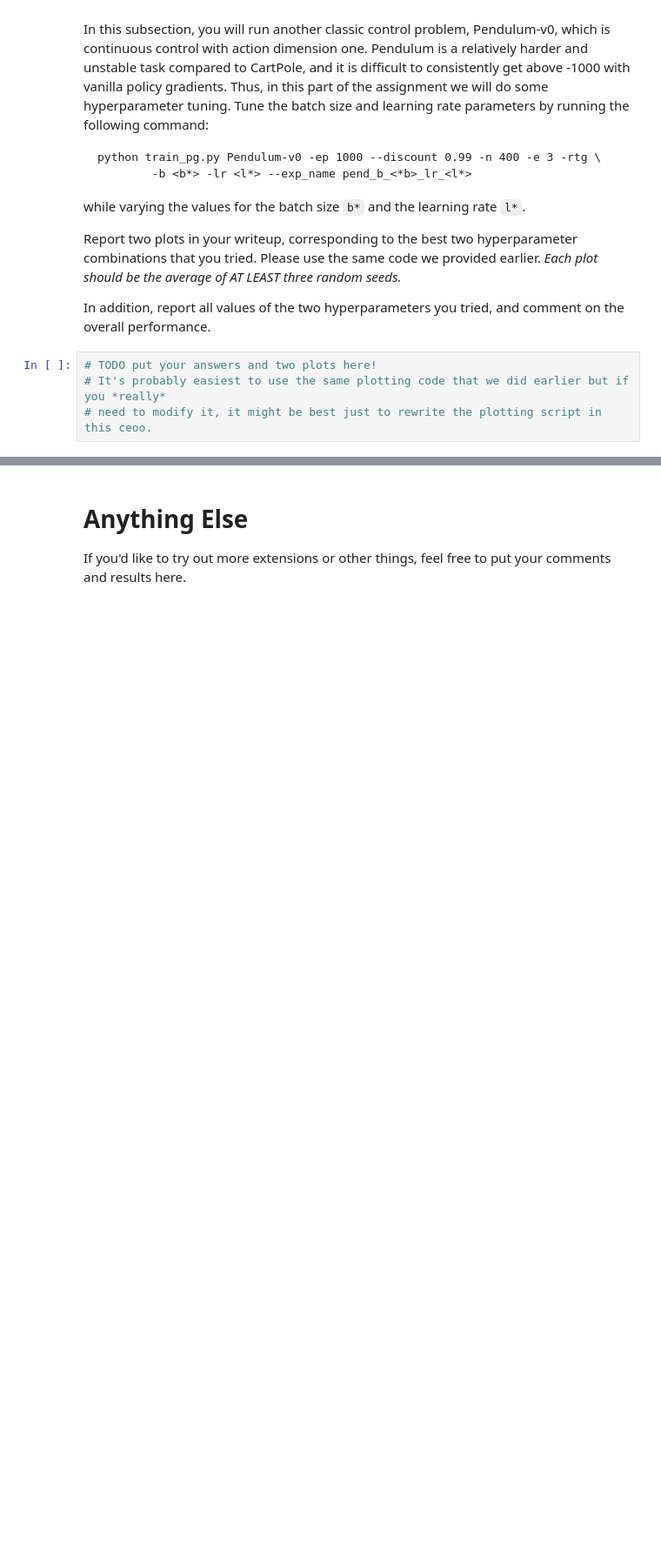
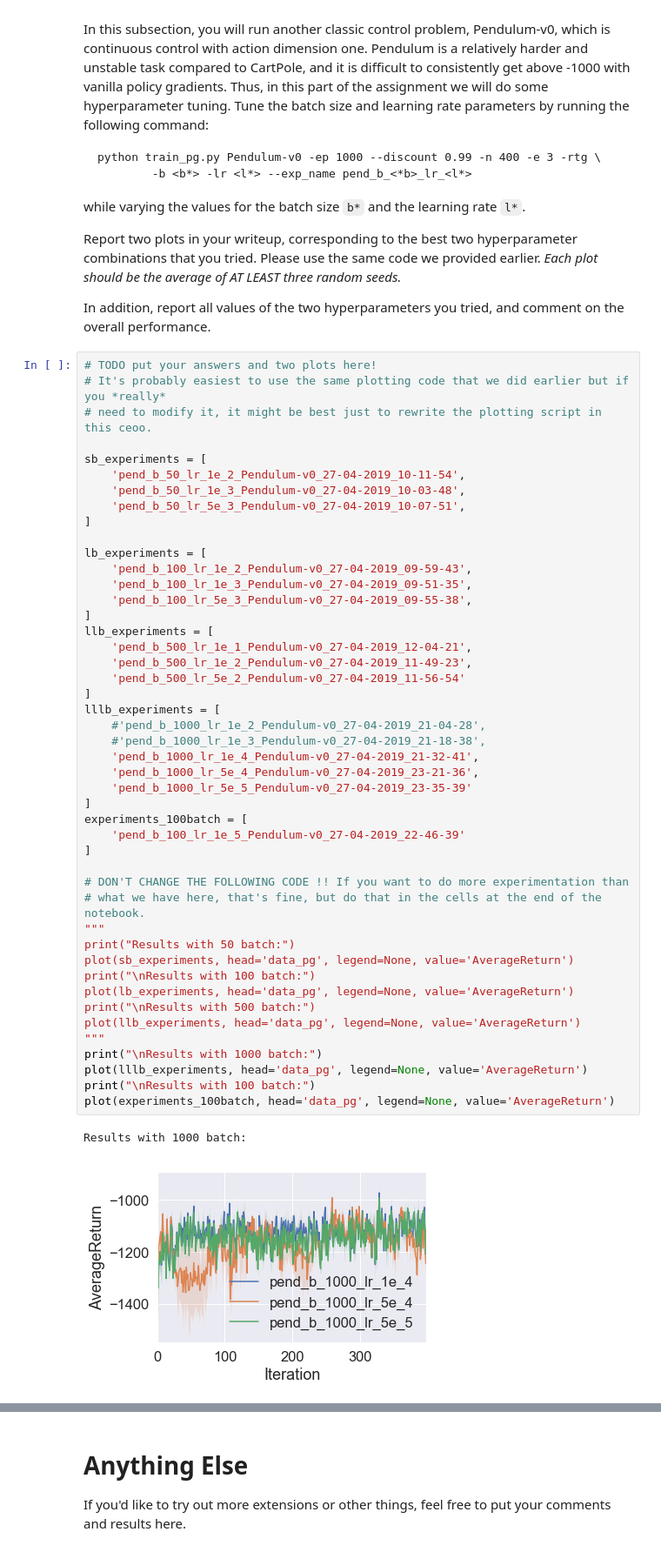
Before and after one commit to dongsubkim/CS182_HW4, a Jupyter notebook: Part01_Policy-Gradients.ipynb, the cells around one changed output, grey strips where cells are left out. Shown: that part at 87% size. Cells and saved outputs as stored; diff of their text form; blank space fills up the shorter version.

```diff
--- a/Part01_Policy-Gradients.ipynb
+++ b/Part01_Policy-Gradients.ipynb
@@ -354,7 +365,52 @@ should be the average of AT LEAST three random seeds.*
 
 In addition, report all values of the two hyperparameters you tried, and comment
 on the overall performance.
-# %%
-# TODO put your answers and two plots here!
-# It's probably easiest to use the same plotting code that we did earlier but if you *really*
-# need to modify it, it might be best just to rewrite the plotting script in this ceoo.
+# %%
+# TODO put your answers and two plots here!
+# It's probably easiest to use the same plotting code that we did earlier but if you *really*
+# need to modify it, it might be best just to rewrite the plotting script in this ceoo.
+
+sb_experiments = [
+    'pend_b_50_lr_1e_2_Pendulum-v0_27-04-2019_10-11-54',
+    'pend_b_50_lr_1e_3_Pendulum-v0_27-04-2019_10-03-48',
+    'pend_b_50_lr_5e_3_Pendulum-v0_27-04-2019_10-07-51',
+]
+
+lb_experiments = [
+    'pend_b_100_lr_1e_2_Pendulum-v0_27-04-2019_09-59-43',
+    'pend_b_100_lr_1e_3_Pendulum-v0_27-04-2019_09-51-35',
+    'pend_b_100_lr_5e_3_Pendulum-v0_27-04-2019_09-55-38',
+]
+llb_experiments = [
+    'pend_b_500_lr_1e_1_Pendulum-v0_27-04-2019_12-04-21',
+    'pend_b_500_lr_1e_2_Pendulum-v0_27-04-2019_11-49-23',
+    'pend_b_500_lr_5e_2_Pendulum-v0_27-04-2019_11-56-54'
+]
+lllb_experiments = [
+    #'pend_b_1000_lr_1e_2_Pendulum-v0_27-04-2019_21-04-28',
+    #'pend_b_1000_lr_1e_3_Pendulum-v0_27-04-2019_21-18-38',
+    'pend_b_1000_lr_1e_4_Pendulum-v0_27-04-2019_21-32-41',
+    'pend_b_1000_lr_5e_4_Pendulum-v0_27-04-2019_23-21-36',
+    'pend_b_1000_lr_5e_5_Pendulum-v0_27-04-2019_23-35-39'
+]
+experiments_100batch = [
+    'pend_b_100_lr_1e_5_Pendulum-v0_27-04-2019_22-46-39'
+]
+
+# DON'T CHANGE THE FOLLOWING CODE !! If you want to do more experimentation than
+# what we have here, that's fine, but do that in the cells at the end of the notebook.
+"""
+print("Results with 50 batch:")
+plot(sb_experiments, head='data_pg', legend=None, value='AverageReturn')
+print("\nResults with 100 batch:")
+plot(lb_experiments, head='data_pg', legend=None, value='AverageReturn')
+print("\nResults with 500 batch:")
+plot(llb_experiments, head='data_pg', legend=None, value='AverageReturn')
+"""
+print("\nResults with 1000 batch:")
+plot(lllb_experiments, head='data_pg', legend=None, value='AverageReturn')
+print("\nResults with 100 batch:")
+plot(experiments_100batch, head='data_pg', legend=None, value='AverageReturn')
+# %% [output]
+Results with 1000 batch:
+[figure, added]
```
Also changed, not shown: parts of 4 cells of this notebook, 1 other file.
